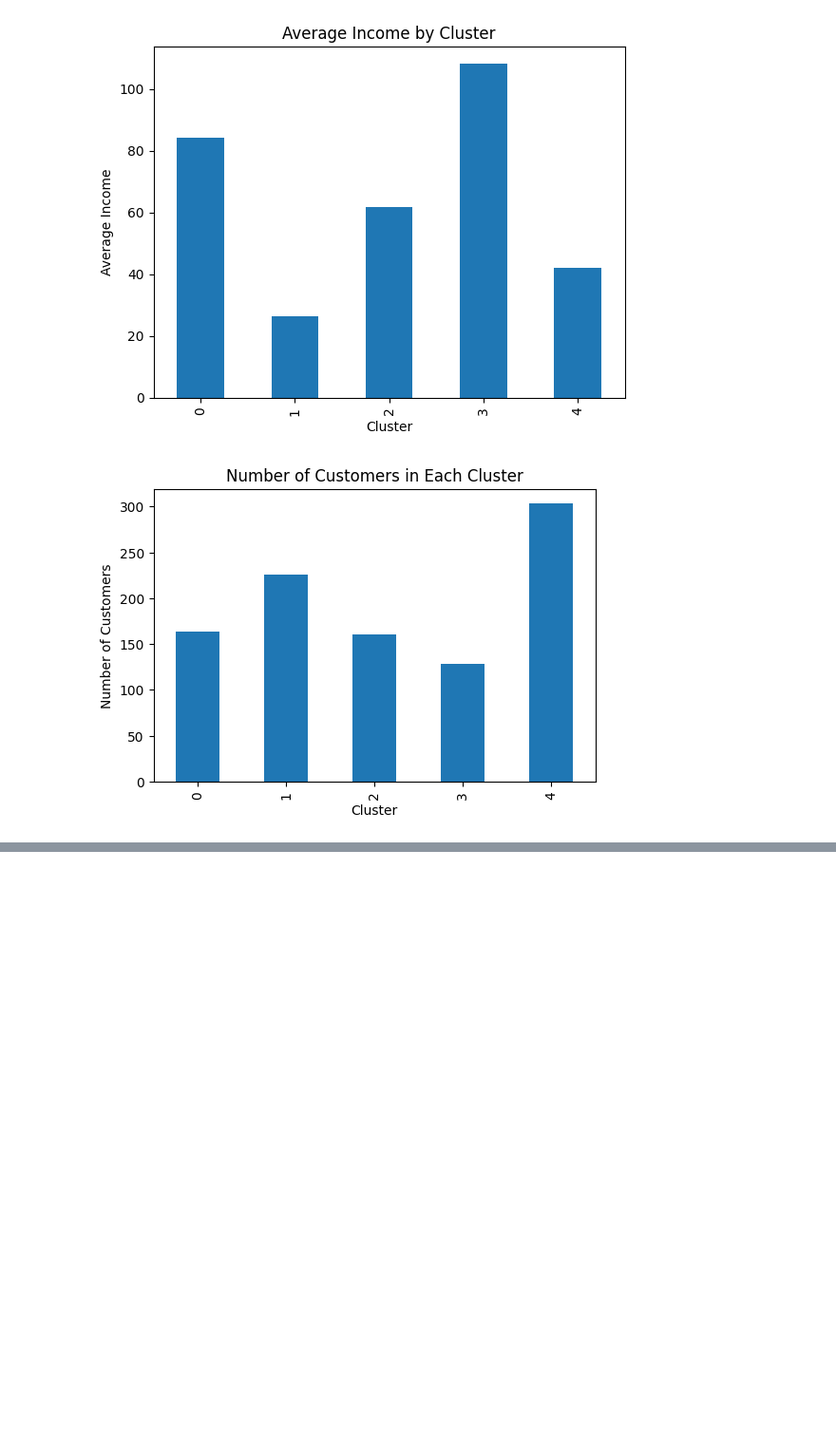
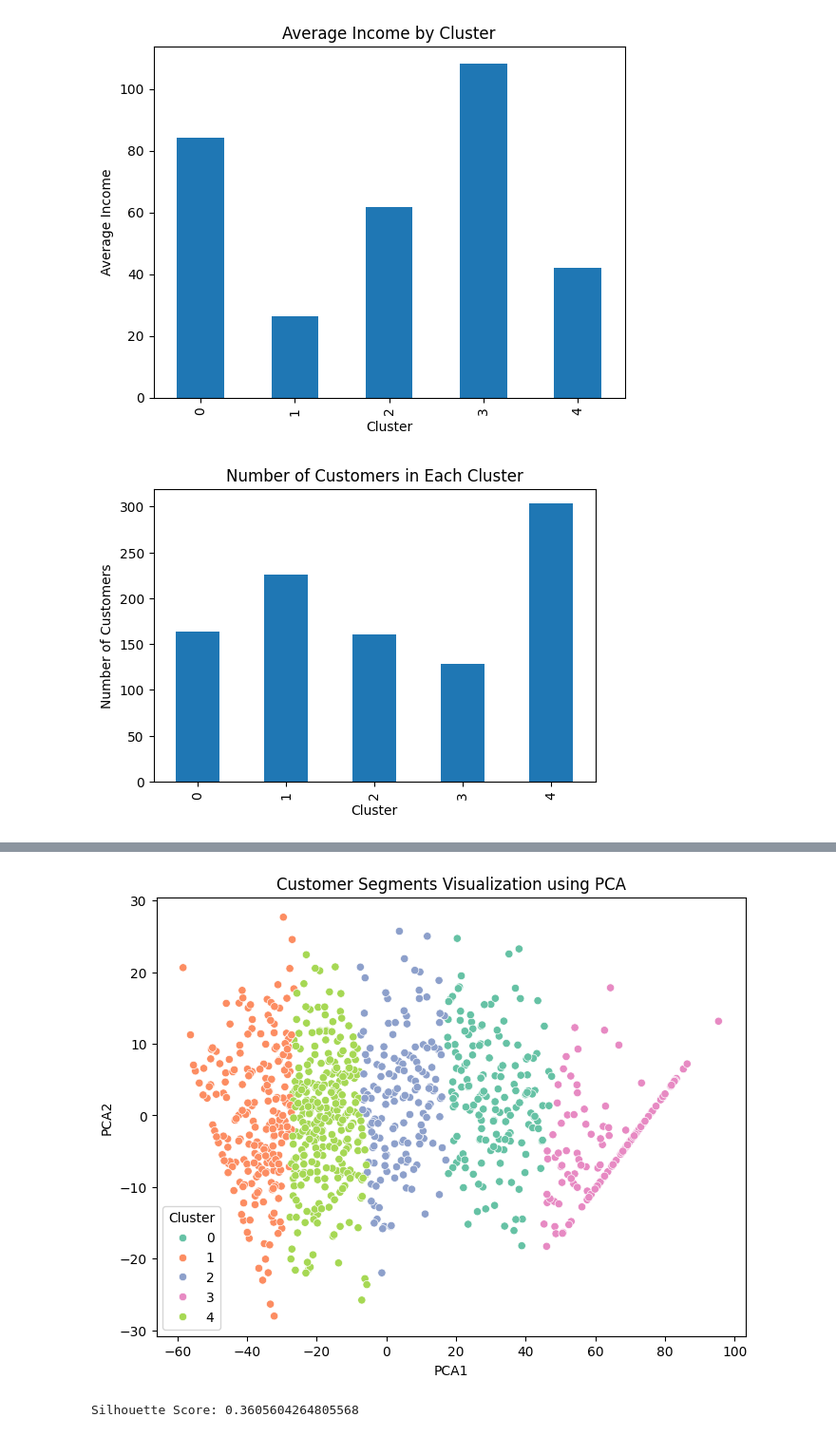
Before and after one commit to dikshaaa316/customer-segmentation, a Jupyter notebook: notebook/segmentation.ipynb, the cells around one changed output, grey strips where cells are left out. Shown at 95% size. Cells and saved outputs as stored; diff of their text form; code cells hidden in the pictures; blank space fills up the shorter version.

Commit message:
Added PCA visualization,silhouette score and modelsaving

```diff
--- a/notebook/segmentation.ipynb
+++ b/notebook/segmentation.ipynb
@@ -271,0 +274,6 @@ df.to_csv("segmented_customers.csv", index=False)
+# %%
+pca = PCA(n_components=2)
+
+X_pca = pca.fit_transform(X)
+
+print(X_pca[:5])
@@ -271,0 +286,6 @@ df.to_csv("segmented_customers.csv", index=False)
+# %%
+pca_df = pd.DataFrame(data=X_pca, columns=['PCA1', 'PCA2'])
+
+pca_df['Cluster'] = kmeans.labels_
+
+pca_df.head()
@@ -271,0 +299,26 @@ df.to_csv("segmented_customers.csv", index=False)
+# %%
+import matplotlib.pyplot as plt
+import seaborn as sns
+
+plt.figure(figsize=(8,6))
+
+sns.scatterplot(
+    x='PCA1',
+    y='PCA2',
+    hue='Cluster',
+    palette='Set2',
+    data=pca_df
+)
+
+plt.title("Customer Segments Visualization using PCA")
+plt.show()
+# %% [output]
+[figure, added]
+# %%
+from sklearn.metrics import silhouette_score
+
+score = silhouette_score(X, kmeans.labels_)
+
+print("Silhouette Score:", score)
+# %% [output]
+Silhouette Score: 0.3605604264805568
```
Also changed, not shown: parts of 6 cells of this notebook, 1 other file.
